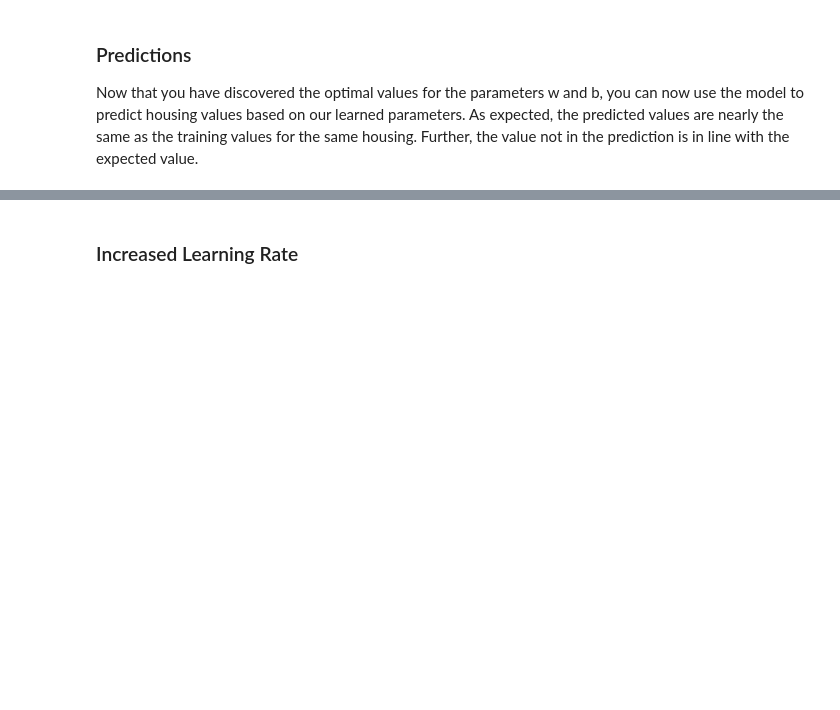
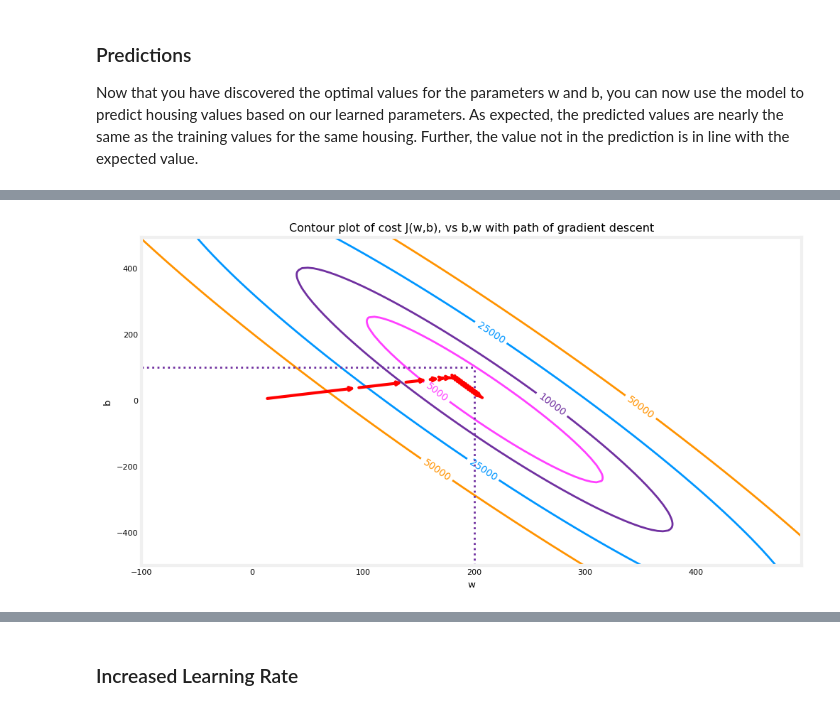
Before and after one commit to AnusreeSunilkumar/Coursera-Machine-Learning, a Jupyter notebook: Supervised Learning/Linear Regression.ipynb, the cells around one changed output, grey strips where cells are left out. Drawn from its saved outputs; the diff is of its cells as text; code cells hidden in the pictures; blank space fills up the shorter version.

```diff
--- a/Supervised Learning/Linear Regression.ipynb
+++ b/Supervised Learning/Linear Regression.ipynb
@@ -343,0 +350,5 @@ print(f"2000 sqft house prediction {w_final*2.0 + b_final:0.1f} Thousand dollars
+# %%
+fig, ax = plt.subplots(1,1, figsize=(12, 6))
+plt_contour_wgrad(x_train, y_train, p_hist, ax)
+# %% [output]
+[figure, added]
```
Also changed, not shown: parts of 8 cells of this notebook.
